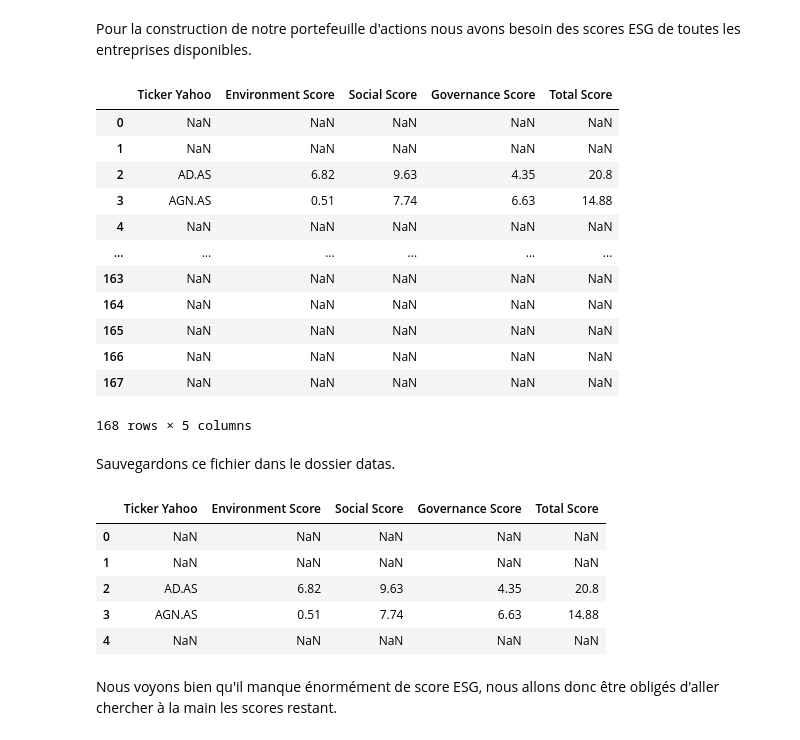
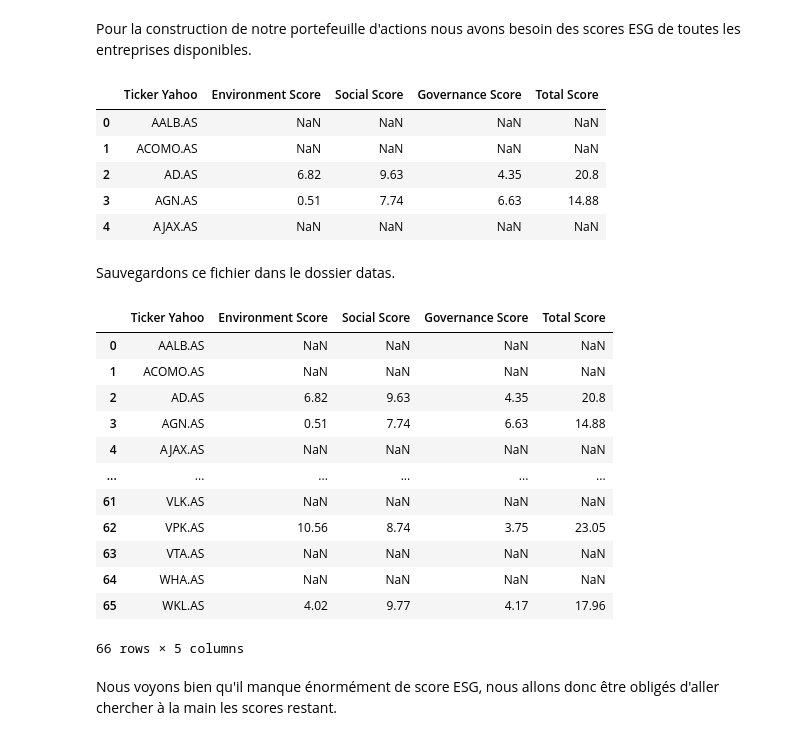
Before and after one commit to Simzer994/Portfolio-Project, a Jupyter notebook: GetData.ipynb, the cells around one changed output. Drawn from its saved outputs; the diff is of its cells as text; code cells hidden in the pictures.

```diff
--- a/GetData.ipynb
+++ b/GetData.ipynb
@@ -85,6 +81,7 @@ data_filter = data_filter.drop(missing_price_begin, axis=1)
 # %% [markdown]
 Sauvegardons ce fichier et voici un apperçu du DataFrame que nous obtenons :
 # %%
+data_filter = data_filter.dropna(axis=1, how='all')
 data_filter.to_csv('./datas/prices.csv')
-data_filter.head()
+data_filter
 # %% [output]
@@ -101,45 +104,46 @@ data_filter.head()
 # %% [markdown]
 Pour la construction de notre portefeuille d'actions nous avons besoin des scores ESG de toutes les entreprises disponibles.
 # %%
-esg_scores = pd.DataFrame(columns = ['Ticker Yahoo', 'Environment Score', 'Social Score', 'Governance Score', 'Total Score'], index = range(len(datas['Close'].columns)))
+tickers_price = data_filter.columns.to_list()
 
-tickers_price = data_filter.columns.to_list()
+esg_scores = pd.DataFrame(columns = ['Ticker Yahoo', 'Environment Score', 'Social Score', 'Governance Score', 'Total Score'], index = range(len(tickers_price)))
 
 for i in trange(len(tickers_price)):
     ticker = tickers_price[i]
     try:
         sus = yf.Ticker(ticker).sustainability
         scores = sus.loc[['environmentScore','socialScore','governanceScore','totalEsg'],'Value']
         esg_scores.loc[i] = [ticker, scores[0], scores[1], scores[2], scores[3]]
     except:
+        esg_scores.loc[i] = [ticker, np.NaN, np.NaN, np.NaN, np.NaN]
         pass
-esg_scores
+esg_scores.head()
 # %% [output]
 |  | Ticker Yahoo | Environment Score | Social Score | Governance Score | Total Score |
-| 0 | NaN | NaN | NaN | NaN | NaN |
-| 1 | NaN | NaN | NaN | NaN | NaN |
+| 0 | AALB.AS | NaN | NaN | NaN | NaN |
+| 1 | ACOMO.AS | NaN | NaN | NaN | NaN |
 | 2 | AD.AS | 6.82 | 9.63 | 4.35 | 20.8 |
 | 3 | AGN.AS | 0.51 | 7.74 | 6.63 | 14.88 |
-| 4 | NaN | NaN | NaN | NaN | NaN |
-| ... | ... | ... | ... | ... | ... |
-| 163 | NaN | NaN | NaN | NaN | NaN |
-| 164 | NaN | NaN | NaN | NaN | NaN |
-| 165 | NaN | NaN | NaN | NaN | NaN |
-| 166 | NaN | NaN | NaN | NaN | NaN |
-| 167 | NaN | NaN | NaN | NaN | NaN |
+| 4 | AJAX.AS | NaN | NaN | NaN | NaN |
-168 rows × 5 columns
 # %% [markdown]
 Sauvegardons ce fichier dans le dossier datas.
 # %%
 esg_scores.to_csv('./datas/esg_scores.csv')
-esg_scores.head()
+esg_scores
 # %% [output]
 |  | Ticker Yahoo | Environment Score | Social Score | Governance Score | Total Score |
-| 0 | NaN | NaN | NaN | NaN | NaN |
-| 1 | NaN | NaN | NaN | NaN | NaN |
+| 0 | AALB.AS | NaN | NaN | NaN | NaN |
+| 1 | ACOMO.AS | NaN | NaN | NaN | NaN |
 | 2 | AD.AS | 6.82 | 9.63 | 4.35 | 20.8 |
 | 3 | AGN.AS | 0.51 | 7.74 | 6.63 | 14.88 |
-| 4 | NaN | NaN | NaN | NaN | NaN |
+| 4 | AJAX.AS | NaN | NaN | NaN | NaN |
+| ... | ... | ... | ... | ... | ... |
+| 61 | VLK.AS | NaN | NaN | NaN | NaN |
+| 62 | VPK.AS | 10.56 | 8.74 | 3.75 | 23.05 |
+| 63 | VTA.AS | NaN | NaN | NaN | NaN |
+| 64 | WHA.AS | NaN | NaN | NaN | NaN |
+| 65 | WKL.AS | 4.02 | 9.77 | 4.17 | 17.96 |
+66 rows × 5 columns
 # %% [markdown]
 Nous voyons bien qu'il manque énormément de score ESG, nous allons donc être obligés d'aller chercher à la main les scores restant.
 # %% [markdown]
```
Also changed, not shown: parts of 6 cells of this notebook, 7 other files.
